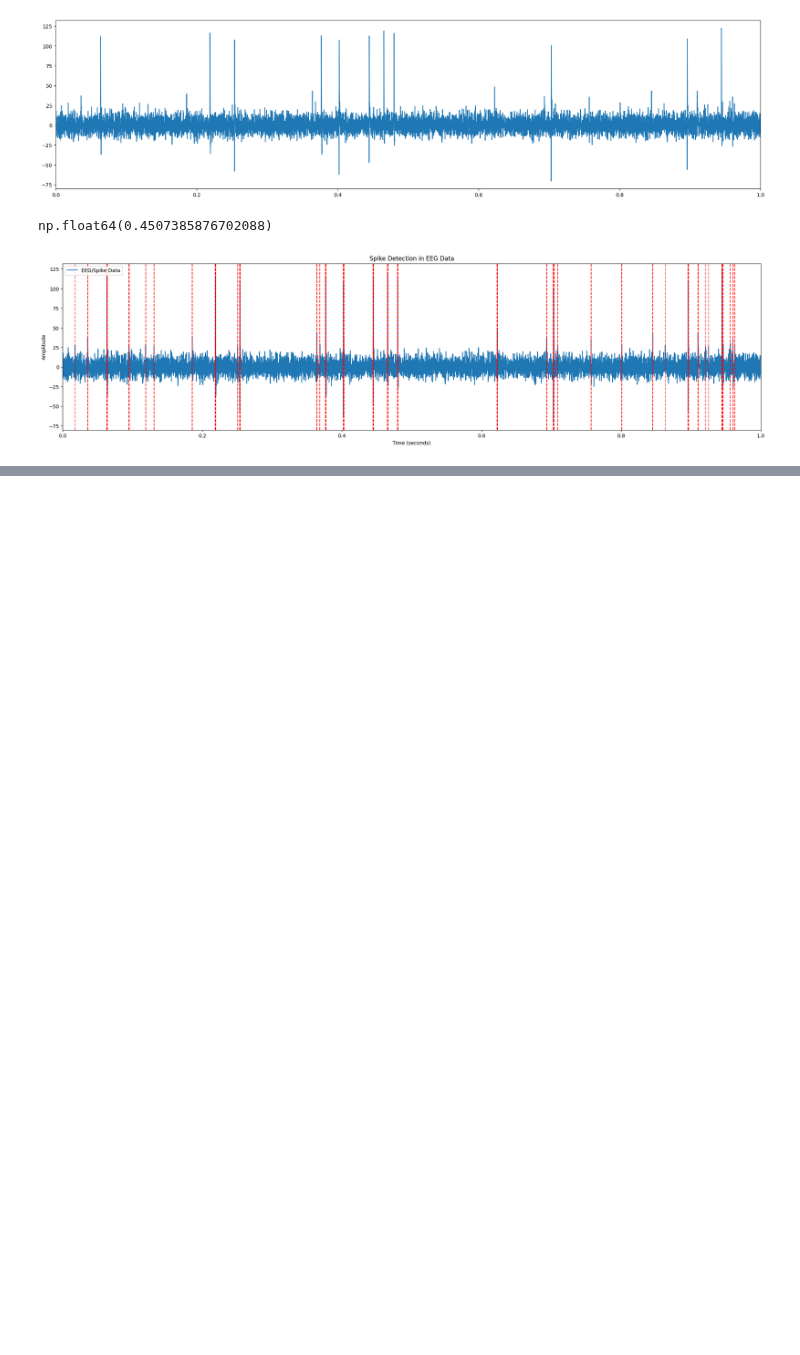
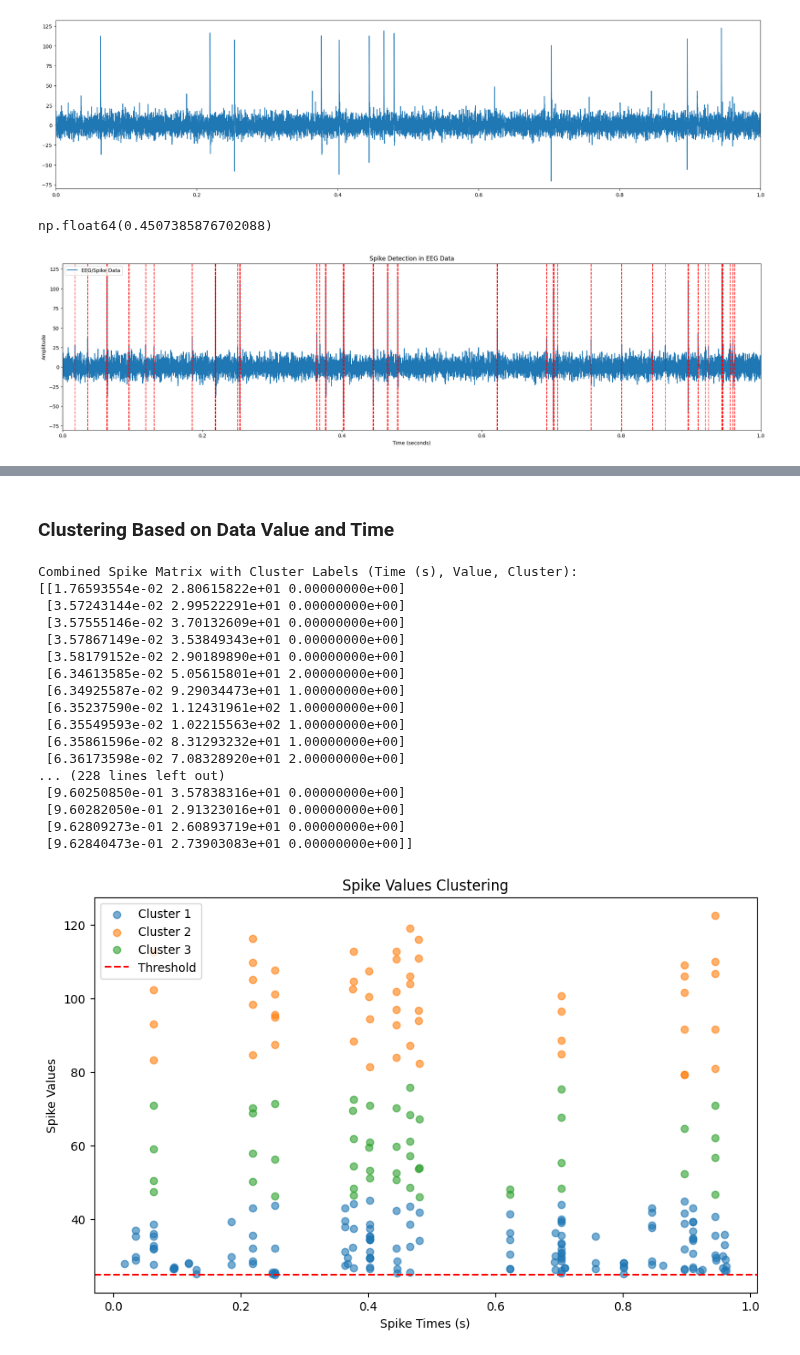
Before and after one commit to PplaysMine/unsupervisedLearning, a Jupyter notebook: main.ipynb, the cells around one changed output, grey strips where cells are left out. Cells and saved outputs as stored; diff of their text form; code cells hidden in the pictures; blank space fills up the shorter version.

```diff
--- a/main.ipynb
+++ b/main.ipynb
@@ -157,0 +173,51 @@ Combined Spike Matrix with Cluster Labels (Index, Value, Cluster):
+# %% [markdown]
+### Clustering Based on Data Value and Time
+# %%
+# Applying K-Means Clustering based on both spike values and spike times
+n_clusters = 3  # Define the number of clusters
+kmeans = KMeans(n_clusters=n_clusters, random_state=42)
+
+# Use both spike times and values for clustering
+kmeans.fit(spike_matrix)  # Clustering based on both time and value
+
+# Get cluster labels
+spike_labels = kmeans.labels_
+
+# Combine the original spike_matrix with the cluster labels
+spike_with_labels = np.column_stack((spike_matrix, spike_labels))
+
+# Output the combined spike matrix with labels
+print("Combined Spike Matrix with Cluster Labels (Time (s), Value, Cluster):")
+print(spike_with_labels)
+
+# Optional: Plot the spikes colored by their cluster
+plt.figure(figsize=(10, 6))
+for i in range(n_clusters):
+    plt.scatter(spike_matrix[spike_labels == i][:, 0], spike_matrix[spike_labels == i][:, 1],
+                label=f'Cluster {i + 1}', alpha=0.6)
+
+plt.axhline(threshold, color='red', linestyle='--', label='Threshold')
+plt.title("Spike Values Clustering")
+plt.xlabel("Spike Times (s)")
+plt.ylabel("Spike Values")
+plt.legend()
+plt.show()
+# %% [output]
+Combined Spike Matrix with Cluster Labels (Time (s), Value, Cluster):
+[[1.76593554e-02 2.80615822e+01 0.00000000e+00]
+ [3.57243144e-02 2.99522291e+01 0.00000000e+00]
+ [3.57555146e-02 3.70132609e+01 0.00000000e+00]
+ [3.57867149e-02 3.53849343e+01 0.00000000e+00]
+ [3.58179152e-02 2.90189890e+01 0.00000000e+00]
+ [6.34613585e-02 5.05615801e+01 2.00000000e+00]
+ [6.34925587e-02 9.29034473e+01 1.00000000e+00]
+ [6.35237590e-02 1.12431961e+02 1.00000000e+00]
+ [6.35549593e-02 1.02215563e+02 1.00000000e+00]
+ [6.35861596e-02 8.31293232e+01 1.00000000e+00]
+ [6.36173598e-02 7.08328920e+01 2.00000000e+00]
+... (228 lines left out)
+ [9.60250850e-01 3.57838316e+01 0.00000000e+00]
+ [9.60282050e-01 2.91323016e+01 0.00000000e+00]
+ [9.62809273e-01 2.60893719e+01 0.00000000e+00]
+ [9.62840473e-01 2.73903083e+01 0.00000000e+00]]
+[figure, added]
```
Also changed, not shown: parts of 5 cells of this notebook.
